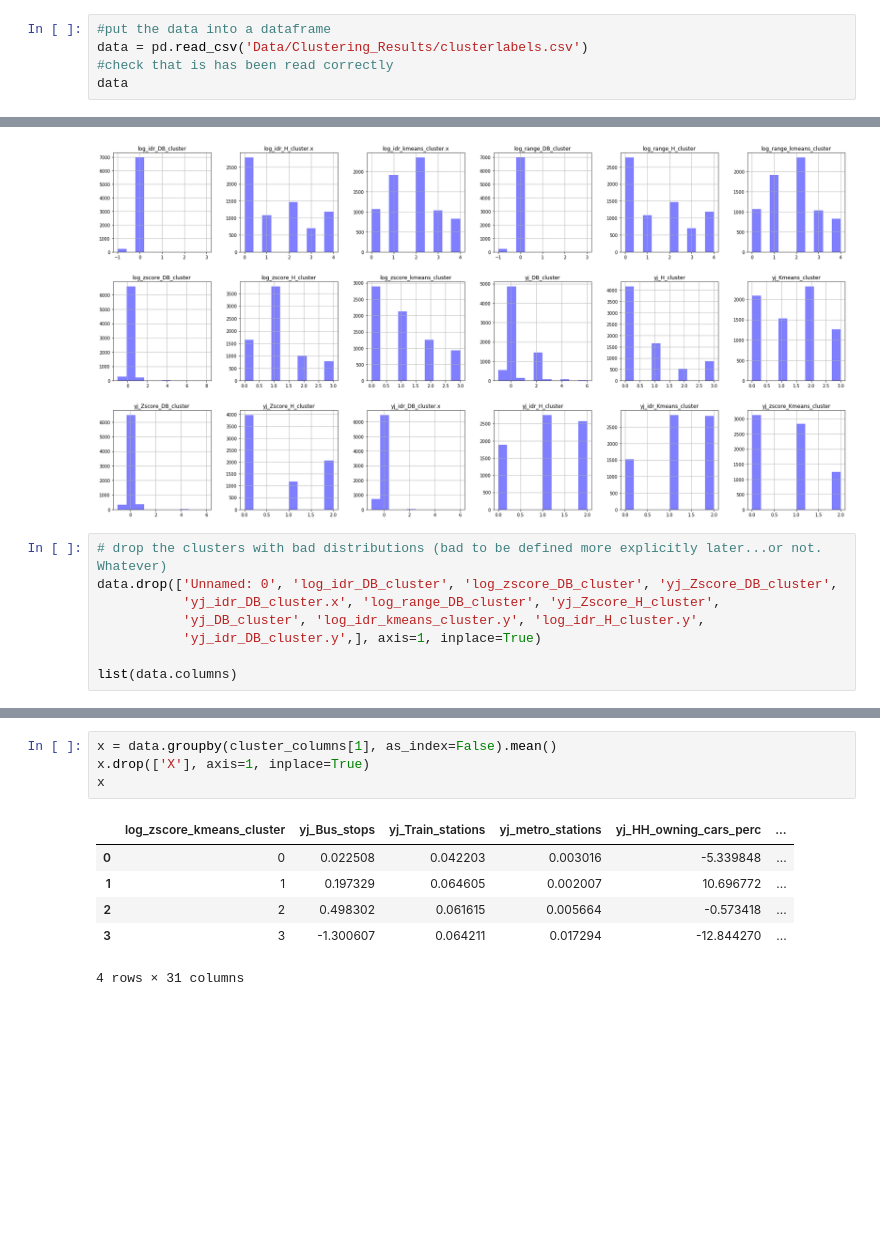
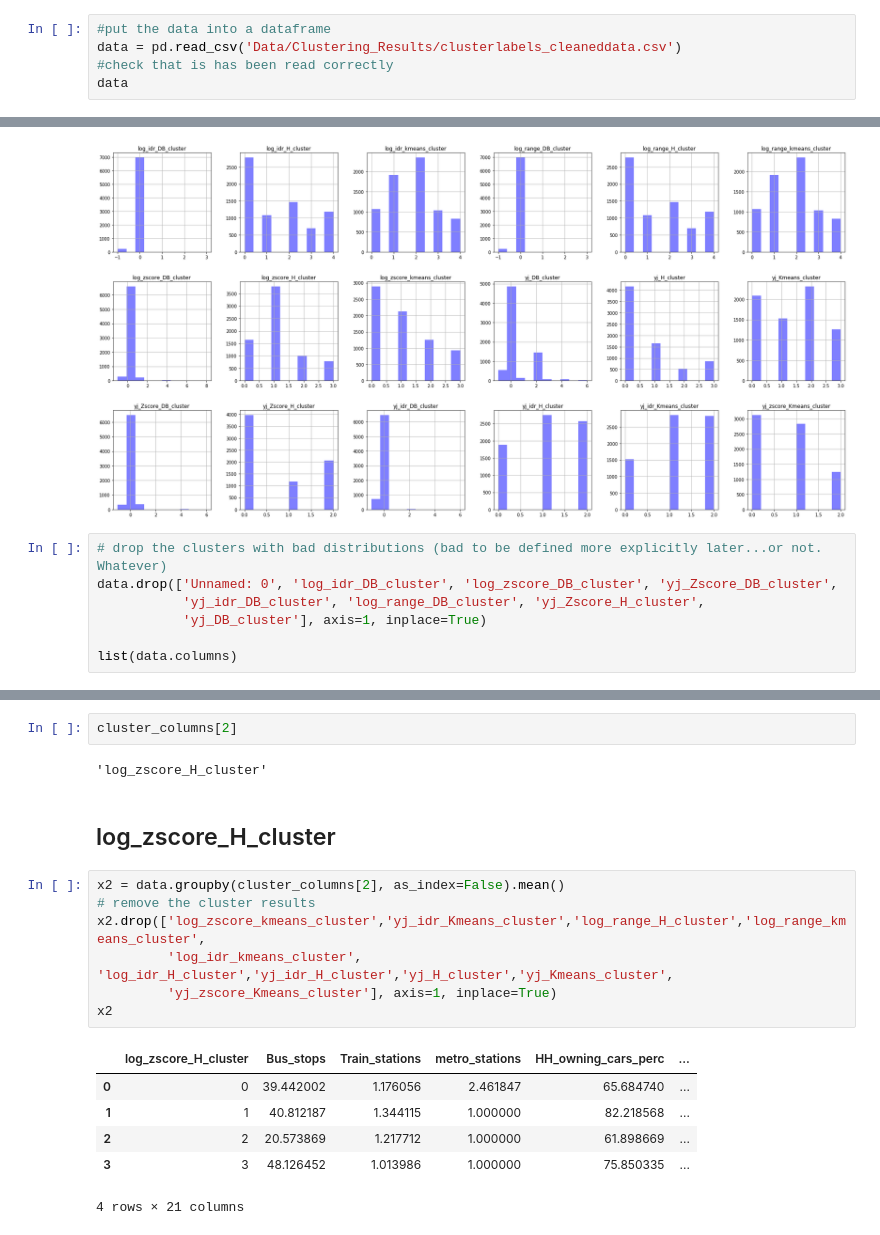
Before and after one commit to natesheehan/spidercartographers, a Jupyter notebook: Scripts/Evaluating Clusters.ipynb, the cells around one changed output, grey strips where cells are left out. Cells and saved outputs as stored; diff of their text form; blank space fills up the shorter version.

```diff
--- a/Scripts/Evaluating Clusters.ipynb
+++ b/Scripts/Evaluating Clusters.ipynb
@@ -8,7 +8,7 @@ pd.set_option('display.max_rows', 200)
 %matplotlib inline
 # %%
 #put the data into a dataframe
-data = pd.read_csv('Data/Clustering_Results/clusterlabels.csv')
+data = pd.read_csv('Data/Clustering_Results/clusterlabels_cleaneddata.csv')
 #check that is has been read correctly
 data
 # %% [output]
@@ -88,9 +88,8 @@ cluster_data.hist(layout=(3, 6), figsize=(30, 15), color='blue', alpha=.5);
 # %%
 # drop the clusters with bad distributions (bad to be defined more explicitly later...or not. Whatever)
 data.drop(['Unnamed: 0', 'log_idr_DB_cluster', 'log_zscore_DB_cluster', 'yj_Zscore_DB_cluster',
-           'yj_idr_DB_cluster.x', 'log_range_DB_cluster', 'yj_Zscore_H_cluster',
-           'yj_DB_cluster', 'log_idr_kmeans_cluster.y', 'log_idr_H_cluster.y',
-           'yj_idr_DB_cluster.y',], axis=1, inplace=True)
+           'yj_idr_DB_cluster', 'log_range_DB_cluster', 'yj_Zscore_H_cluster',
+           'yj_DB_cluster'], axis=1, inplace=True)
 
 list(data.columns)
 # %% [output]
@@ -140,11 +170,20 @@ for i in range(1,len(cluster_columns)):
+# %%
+cluster_columns[2]
+# %% [output]
+'log_zscore_H_cluster'
+# %% [markdown]
+## log_zscore_H_cluster
 # %%
-x = data.groupby(cluster_columns[1], as_index=False).mean()
-x.drop(['X'], axis=1, inplace=True)
-x
+x2 = data.groupby(cluster_columns[2], as_index=False).mean()
+# remove the cluster results
+x2.drop(['log_zscore_kmeans_cluster','yj_idr_Kmeans_cluster','log_range_H_cluster','log_range_kmeans_cluster',
+         'log_idr_kmeans_cluster', 'log_idr_H_cluster','yj_idr_H_cluster','yj_H_cluster','yj_Kmeans_cluster',
+         'yj_zscore_Kmeans_cluster'], axis=1, inplace=True)
+x2
 # %% [output]
-|  | log_zscore_kmeans_cluster | yj_Bus_stops | yj_Train_stations | yj_metro_stations | yj_HH_owning_cars_perc | ... |
-| 0 | 0 | 0.022508 | 0.042203 | 0.003016 | -5.339848 | ... |
-| 1 | 1 | 0.197329 | 0.064605 | 0.002007 | 10.696772 | ... |
-| 2 | 2 | 0.498302 | 0.061615 | 0.005664 | -0.573418 | ... |
-| 3 | 3 | -1.300607 | 0.064211 | 0.017294 | -12.844270 | ... |
+|  | log_zscore_H_cluster | Bus_stops | Train_stations | metro_stations | HH_owning_cars_perc | ... |
+| 0 | 0 | 39.442002 | 1.176056 | 2.461847 | 65.684740 | ... |
+| 1 | 1 | 40.812187 | 1.344115 | 1.000000 | 82.218568 | ... |
+| 2 | 2 | 20.573869 | 1.217712 | 1.000000 | 61.898669 | ... |
+| 3 | 3 | 48.126452 | 1.013986 | 1.000000 | 75.850335 | ... |
-4 rows × 31 columns
+4 rows × 21 columns
```
Also changed, not shown: parts of 17 cells of this notebook.
